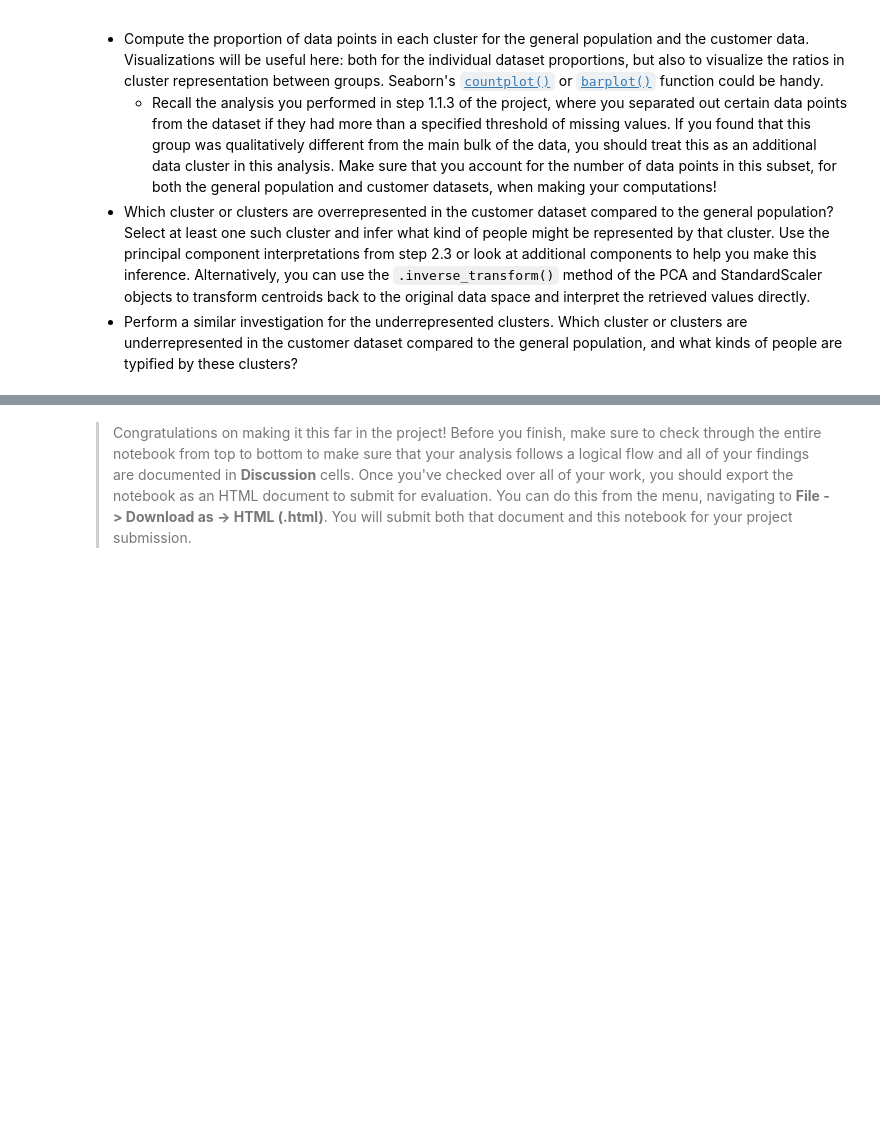
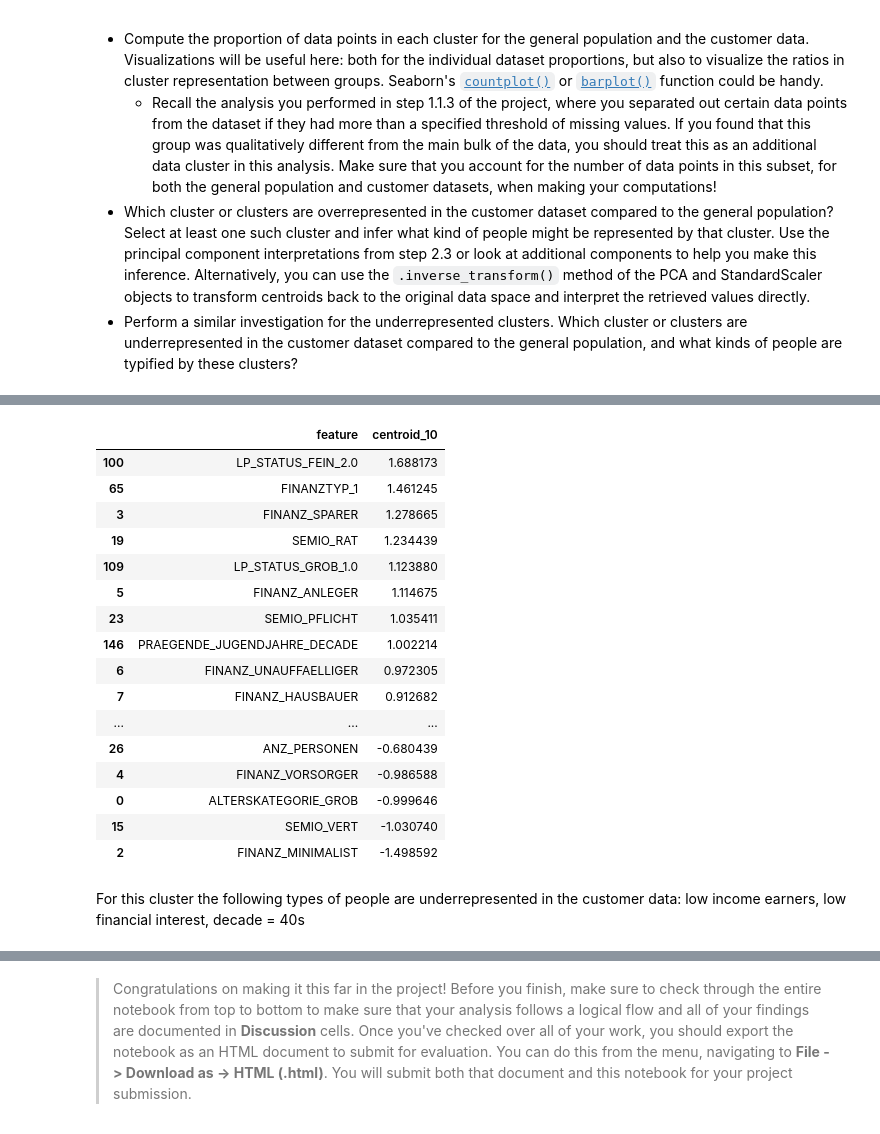
Before and after one commit to diggooddodg/Identify-customer-segments, a Jupyter notebook: Identify_Customer_Segments.ipynb, the cells around one changed output, grey strips where cells are left out. Saved outputs shown, nothing was run; the diff lists cells and outputs as text; code cells hidden in the pictures; blank space fills up the shorter version.

```diff
--- a/Identify_Customer_Segments.ipynb
+++ b/Identify_Customer_Segments.ipynb
@@ -1729,3 +1800,4 @@ Take a look at the following points in this step:
 # %%
 # What kinds of people are part of a cluster that is underrepresented in the
 # customer data compared to the general population?
+scaled_centroid10 = pca_mod.inverse_transform(model.cluster_centers_[10])
@@ -1735,0 +1804,24 @@ Take a look at the following points in this step:
+# %%
+#only display those features that are positively correlated
+under=pd.DataFrame({"feature":list(customers_clean),"centroid_10":scaled_centroid10}).sort_values("centroid_10", ascending=False)
+under
+# %% [output]
+|  | feature | centroid_10 |
+| 100 | LP_STATUS_FEIN_2.0 | 1.688173 |
+| 65 | FINANZTYP_1 | 1.461245 |
+| 3 | FINANZ_SPARER | 1.278665 |
+| 19 | SEMIO_RAT | 1.234439 |
+| 109 | LP_STATUS_GROB_1.0 | 1.123880 |
+| 5 | FINANZ_ANLEGER | 1.114675 |
+| 23 | SEMIO_PFLICHT | 1.035411 |
+| 146 | PRAEGENDE_JUGENDJAHRE_DECADE | 1.002214 |
+| 6 | FINANZ_UNAUFFAELLIGER | 0.972305 |
+| 7 | FINANZ_HAUSBAUER | 0.912682 |
+| ... | ... | ... |
+| 26 | ANZ_PERSONEN | -0.680439 |
+| 4 | FINANZ_VORSORGER | -0.986588 |
+| 0 | ALTERSKATEGORIE_GROB | -0.999646 |
+| 15 | SEMIO_VERT | -1.030740 |
+| 2 | FINANZ_MINIMALIST | -1.498592 |
+# %% [markdown]
+For this cluster the following types of people are underrepresented in the customer data: low income earners, low financial interest, decade = 40s
```
Also changed, not shown: parts of 21 cells of this notebook, 1 other file.
